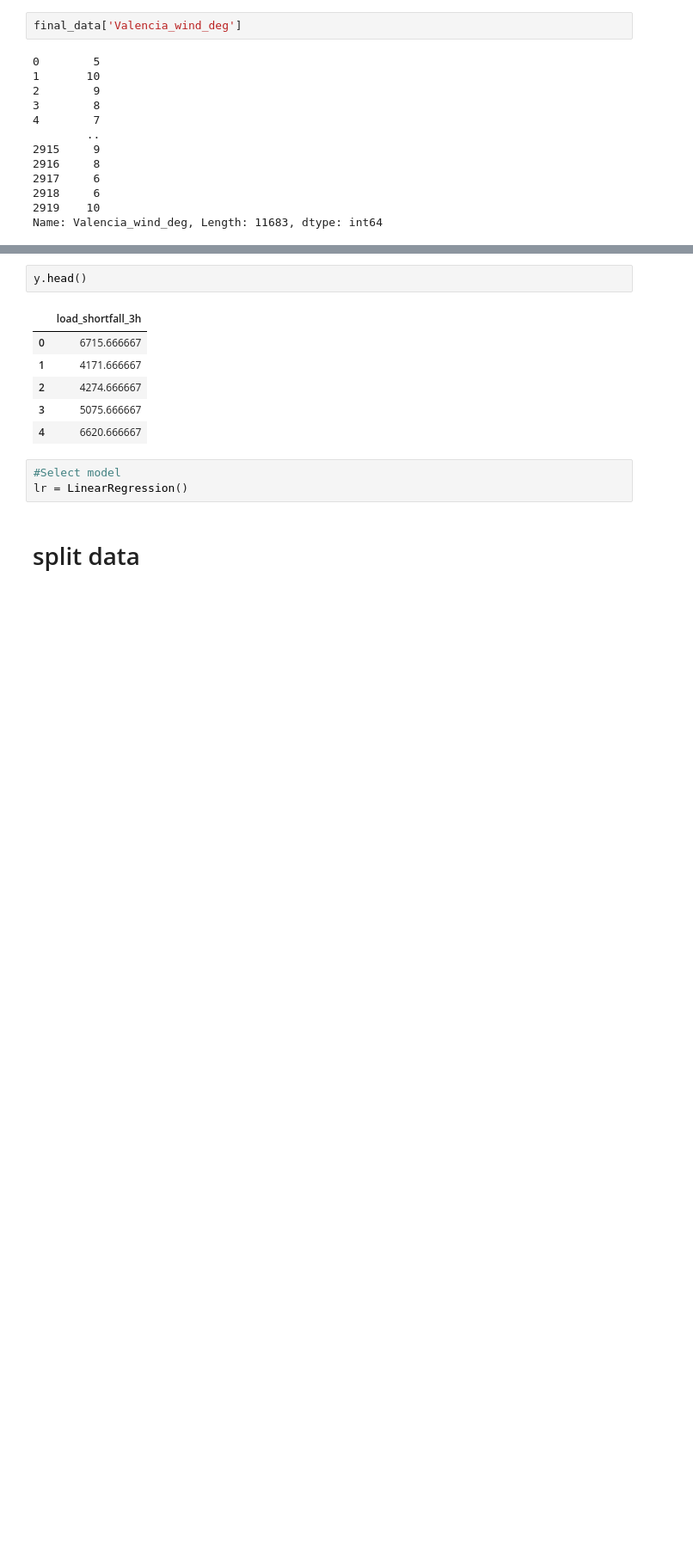
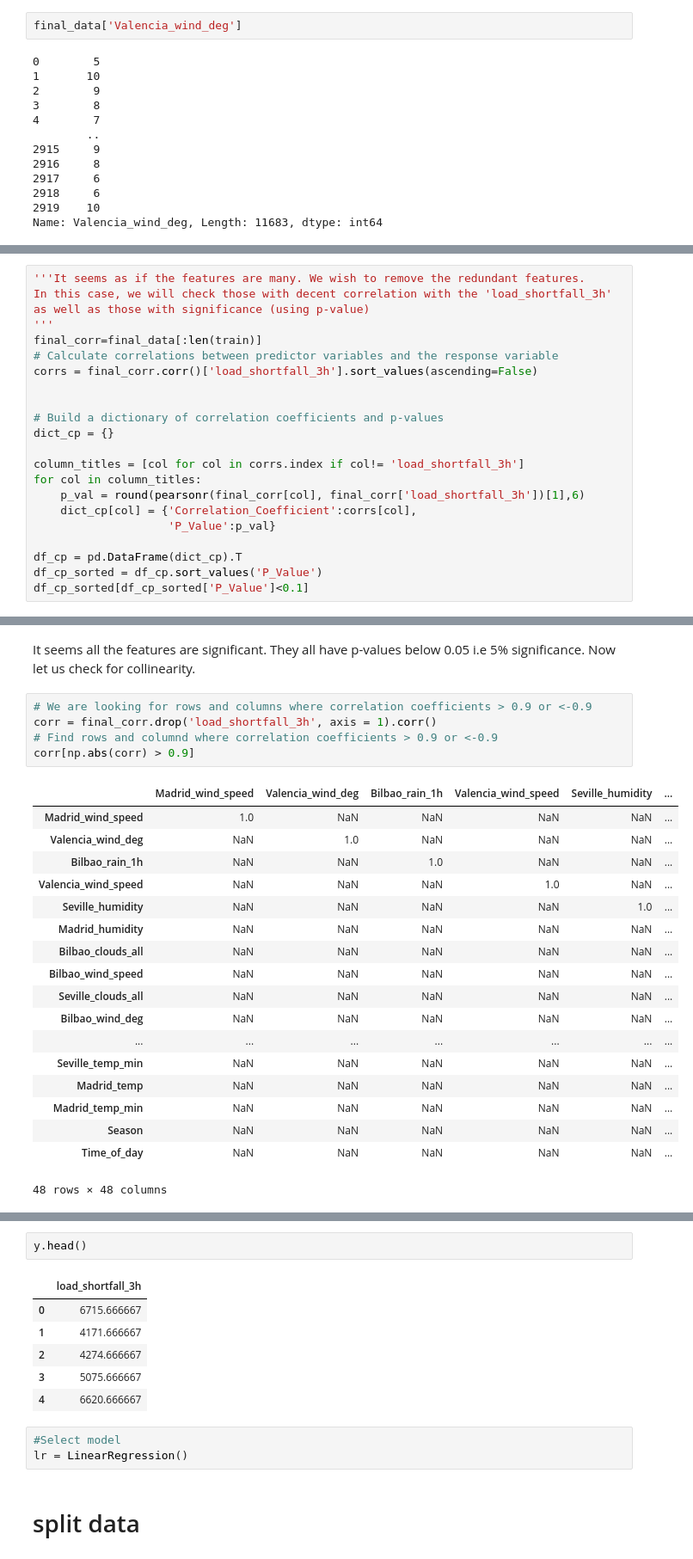
Before and after one commit to PETER630-MAX/Spain-Electricity-Shortfall-Challenge-2022, a Jupyter notebook: starter-notebook-updated for Team NM3.ipynb, the cells around one changed output, grey strips where cells are left out. Shown at 86% size. Cells and saved outputs as stored; diff of their text form; blank space fills up the shorter version.

```diff
--- a/starter-notebook-updated for Team NM3.ipynb
+++ b/starter-notebook-updated for Team NM3.ipynb
@@ -484,0 +531,22 @@ AttributeError: Can only use .str accessor with string values!
+# %%
+'''It seems as if the features are many. We wish to remove the redundant features.
+In this case, we will check those with decent correlation with the 'load_shortfall_3h'
+as well as those with significance (using p-value)
+'''
+final_corr=final_data[:len(train)]
+# Calculate correlations between predictor variables and the response variable
+corrs = final_corr.corr()['load_shortfall_3h'].sort_values(ascending=False)
+
+
+# Build a dictionary of correlation coefficients and p-values
+dict_cp = {}
+
+column_titles = [col for col in corrs.index if col!= 'load_shortfall_3h']
+for col in column_titles:
+    p_val = round(pearsonr(final_corr[col], final_corr['load_shortfall_3h'])[1],6)
+    dict_cp[col] = {'Correlation_Coefficient':corrs[col],
+                    'P_Value':p_val}
+
+df_cp = pd.DataFrame(dict_cp).T
+df_cp_sorted = df_cp.sort_values('P_Value')
+df_cp_sorted[df_cp_sorted['P_Value']<0.1]
@@ -484,0 +571,27 @@ AttributeError: Can only use .str accessor with string values!
+# %% [markdown]
+It seems all the features are significant. They all have p-values below 0.05 i.e 5% significance. Now let us check for
+collinearity.
+# %%
+# We are looking for rows and columns where correlation coefficients > 0.9 or <-0.9
+corr = final_corr.drop('load_shortfall_3h', axis = 1).corr()
+# Find rows and columnd where correlation coefficients > 0.9 or <-0.9
+corr[np.abs(corr) > 0.9]
+# %% [output]
+|  | Madrid_wind_speed | Valencia_wind_deg | Bilbao_rain_1h | Valencia_wind_speed | Seville_humidity | ... |
+| Madrid_wind_speed | 1.0 | NaN | NaN | NaN | NaN | ... |
+| Valencia_wind_deg | NaN | 1.0 | NaN | NaN | NaN | ... |
+| Bilbao_rain_1h | NaN | NaN | 1.0 | NaN | NaN | ... |
+| Valencia_wind_speed | NaN | NaN | NaN | 1.0 | NaN | ... |
+| Seville_humidity | NaN | NaN | NaN | NaN | 1.0 | ... |
+| Madrid_humidity | NaN | NaN | NaN | NaN | NaN | ... |
+| Bilbao_clouds_all | NaN | NaN | NaN | NaN | NaN | ... |
+| Bilbao_wind_speed | NaN | NaN | NaN | NaN | NaN | ... |
+| Seville_clouds_all | NaN | NaN | NaN | NaN | NaN | ... |
+| Bilbao_wind_deg | NaN | NaN | NaN | NaN | NaN | ... |
+| ... | ... | ... | ... | ... | ... | ... |
+| Seville_temp_min | NaN | NaN | NaN | NaN | NaN | ... |
+| Madrid_temp | NaN | NaN | NaN | NaN | NaN | ... |
+| Madrid_temp_min | NaN | NaN | NaN | NaN | NaN | ... |
+| Season | NaN | NaN | NaN | NaN | NaN | ... |
+| Time_of_day | NaN | NaN | NaN | NaN | NaN | ... |
+48 rows × 48 columns
```
Also changed, not shown: parts of 16 cells of this notebook.
